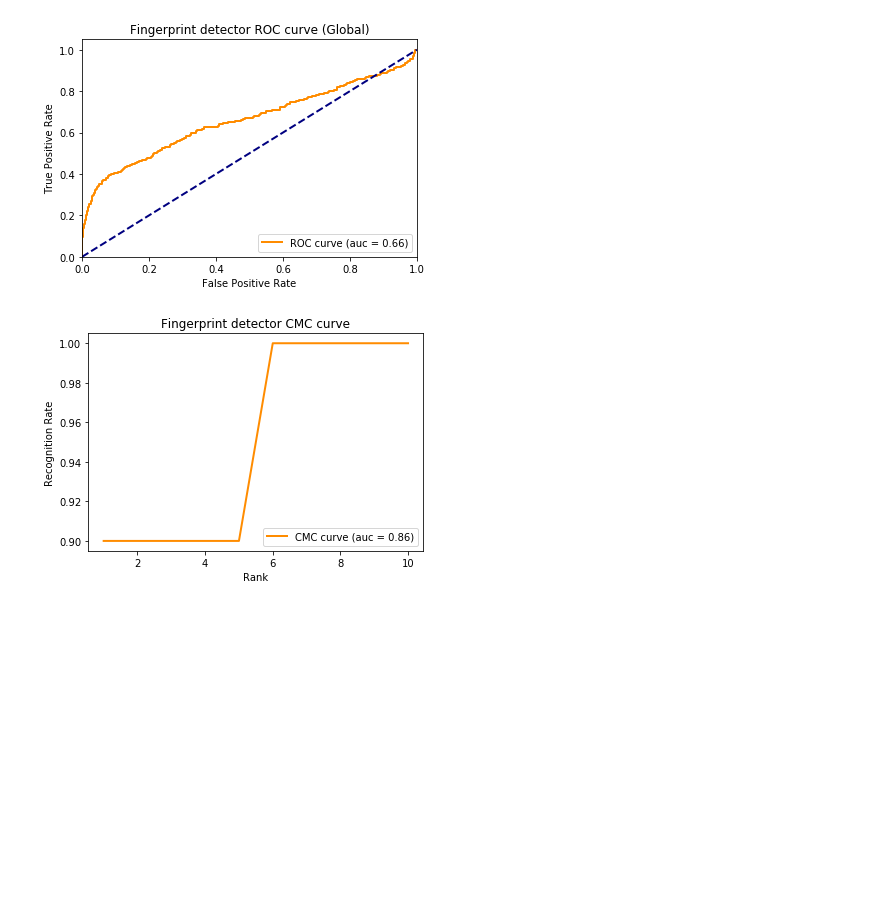
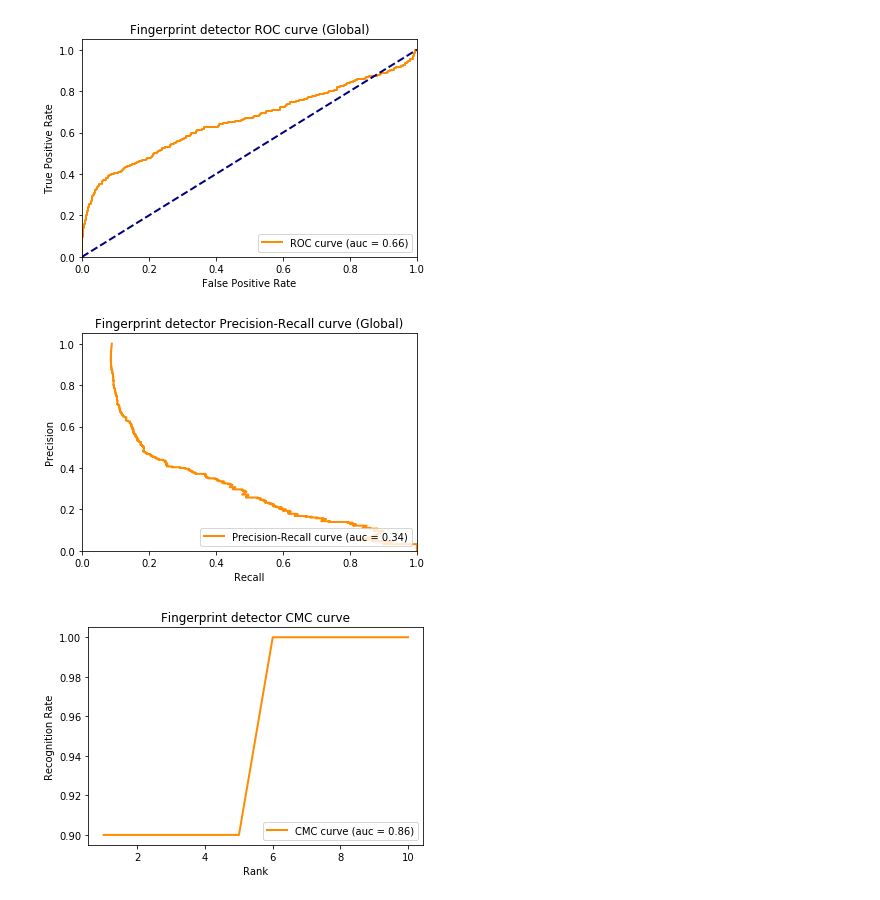
Before and after one commit to JesusGarciaRamirez/Biometrics, a Jupyter notebook: Assigment2/assignment_2.ipynb, the cells around one changed output. Drawn from its saved outputs; the diff is of its cells as text; code cells hidden in the pictures; blank space fills up the shorter version.

```diff
--- a/Assigment2/assignment_2.ipynb
+++ b/Assigment2/assignment_2.ipynb
@@ -789,7 +826,7 @@ plt.show()
 # %% [markdown]
 # Global
 # %%
-scoring_otps={}
+scoring_opts={}
 scoring_schema = global_scoring_schema
 fpscorer.set_scoring_att(scoring_schema,scoring_opts)
 scores,labels = fpscorer.dataset_scoring(downsampling=False)
@@ -804,6 +841,12 @@ metric_logger_global.plot_roc_curve(ax)
 plt.show()
 # %% [output]
 [figure]
+# %%
+_,ax=plt.subplots(1,1)
+metric_logger_global.plot_pr_curve(ax)
+plt.show()
+# %% [output]
+[figure, added]
 # %%
 agg_fcn = np.sum
 fcn_args ={"axis" : 0}
```
Also changed, not shown: parts of 19 cells of this notebook, 2 other files.
